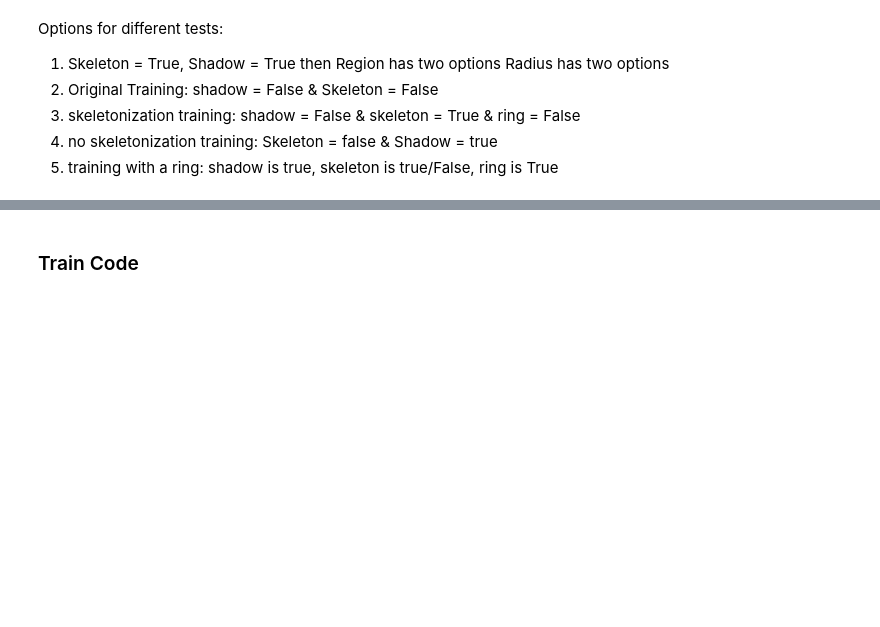
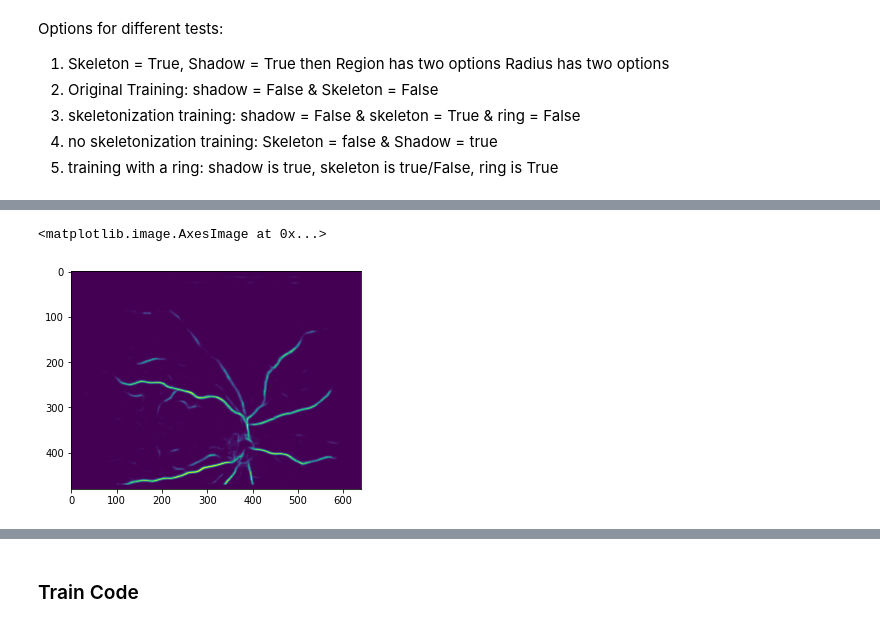
Before and after one commit to Centrattic/race, a Jupyter notebook: classifier_experiments/train.ipynb, the cells around one changed output, grey strips where cells are left out. Drawn from its saved outputs; the diff is of its cells as text; code cells hidden in the pictures; blank space fills up the shorter version.

```diff
--- a/classifier_experiments/train.ipynb
+++ b/classifier_experiments/train.ipynb
@@ -399,0 +392,5 @@ def determine_image_center(img, img_size, optic_csv_path): # using optic disk
+# %%
+plt.imshow(my_test_img2)
+# %% [output]
+<matplotlib.image.AxesImage at 0x...>
+[figure, added]
```
Also changed, not shown: parts of 67 cells of this notebook, 1 other file.
